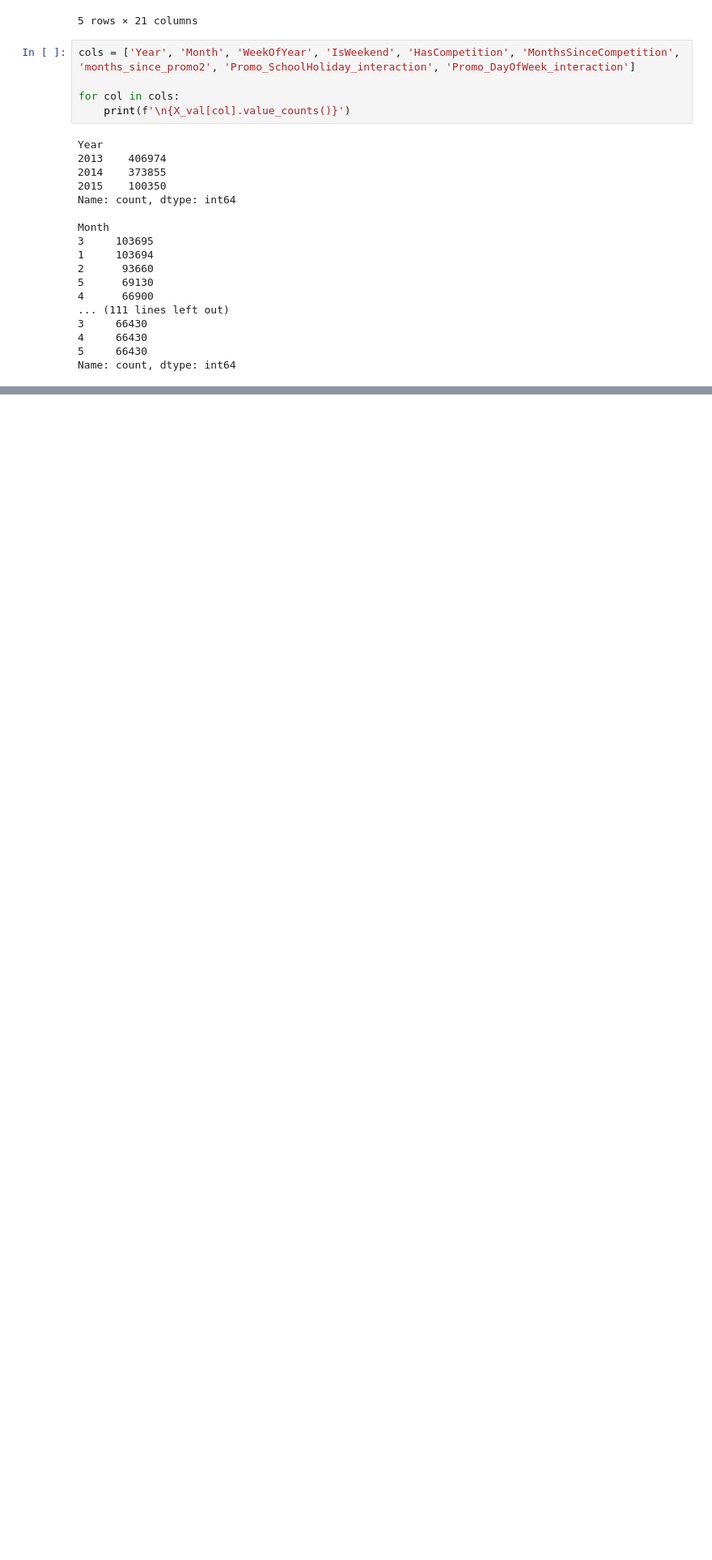
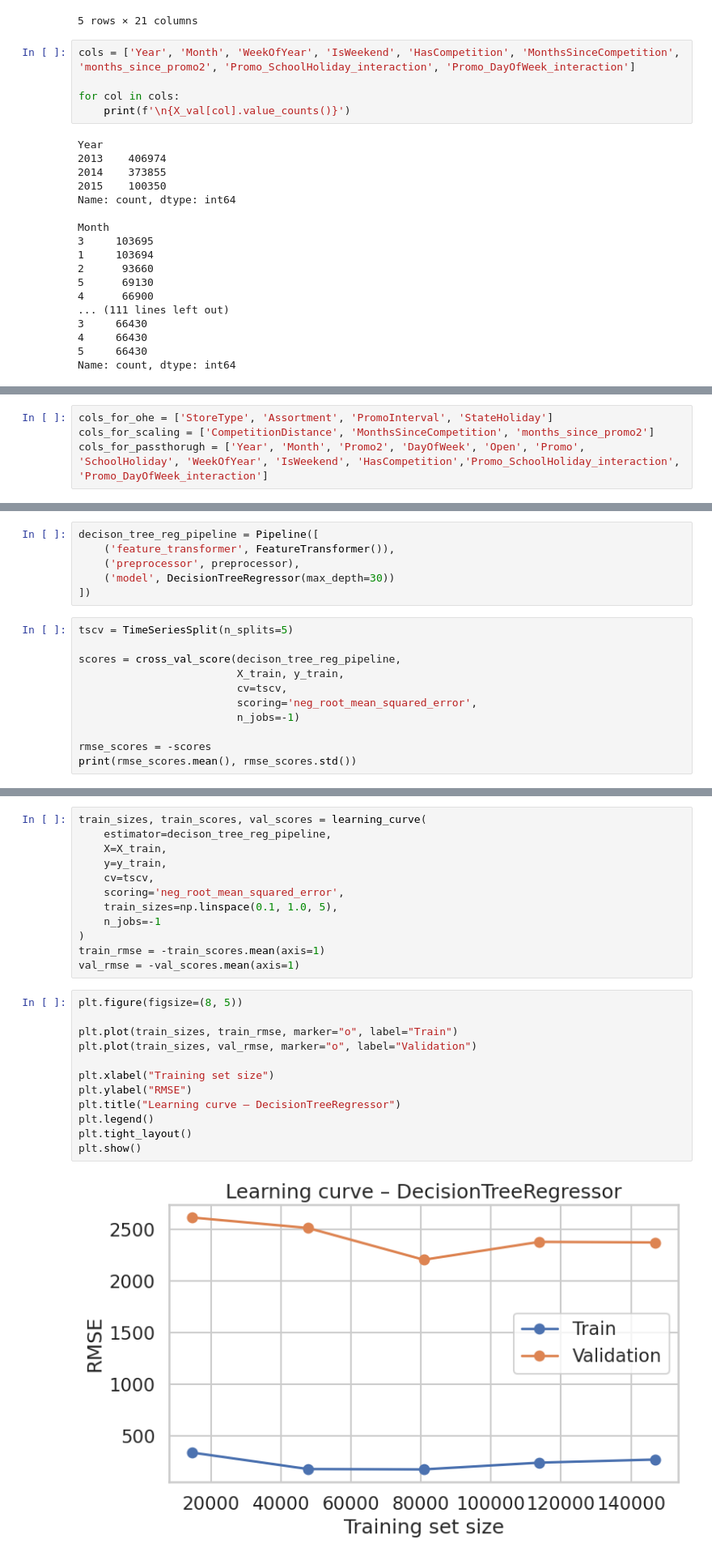
Before and after one commit to szymonczaja/Time-Series-Analysis, a Jupyter notebook: notebooks/02_feature_engineering.ipynb, the cells around one changed output, grey strips where cells are left out. Shown at 81% size. Saved outputs shown, nothing was run; the diff lists cells and outputs as text; blank space fills up the shorter version.

Commit message:
Add full preprocessing pipeline with feature engineering, time series CV and baseline tree models~

```diff
--- a/notebooks/02_feature_engineering.ipynb
+++ b/notebooks/02_feature_engineering.ipynb
@@ -288,0 +474,4 @@ Name: count, dtype: int64
+# %%
+cols_for_ohe = ['StoreType', 'Assortment', 'PromoInterval', 'StateHoliday']
+cols_for_scaling = ['CompetitionDistance', 'MonthsSinceCompetition', 'months_since_promo2']
+cols_for_passthorugh = ['Year', 'Month', 'Promo2', 'DayOfWeek', 'Open', 'Promo', 'SchoolHoliday', 'WeekOfYear', 'IsWeekend', 'HasCompetition','Promo_SchoolHoliday_interaction', 'Promo_DayOfWeek_interaction']
@@ -288,0 +498,17 @@ Name: count, dtype: int64
+# %%
+decison_tree_reg_pipeline = Pipeline([
+    ('feature_transformer', FeatureTransformer()),
+    ('preprocessor', preprocessor),
+    ('model', DecisionTreeRegressor(max_depth=30))
+])
+# %%
+tscv = TimeSeriesSplit(n_splits=5)
+
+scores = cross_val_score(decison_tree_reg_pipeline,
+                         X_train, y_train,
+                         cv=tscv,
+                         scoring='neg_root_mean_squared_error',
+                         n_jobs=-1)
+
+rmse_scores = -scores
+print(rmse_scores.mean(), rmse_scores.std())
@@ -288,0 +517,26 @@ Name: count, dtype: int64
+# %%
+train_sizes, train_scores, val_scores = learning_curve(
+    estimator=decison_tree_reg_pipeline,
+    X=X_train,
+    y=y_train,
+    cv=tscv,
+    scoring='neg_root_mean_squared_error',
+    train_sizes=np.linspace(0.1, 1.0, 5),
+    n_jobs=-1
+)
+train_rmse = -train_scores.mean(axis=1)
+val_rmse = -val_scores.mean(axis=1)
+# %%
+plt.figure(figsize=(8, 5))
+
+plt.plot(train_sizes, train_rmse, marker="o", label="Train")
+plt.plot(train_sizes, val_rmse, marker="o", label="Validation")
+
+plt.xlabel("Training set size")
+plt.ylabel("RMSE")
+plt.title("Learning curve – DecisionTreeRegressor")
+plt.legend()
+plt.tight_layout()
+plt.show()
+# %% [output]
+[figure, added]
```
Also changed, not shown: parts of 23 cells of this notebook.
